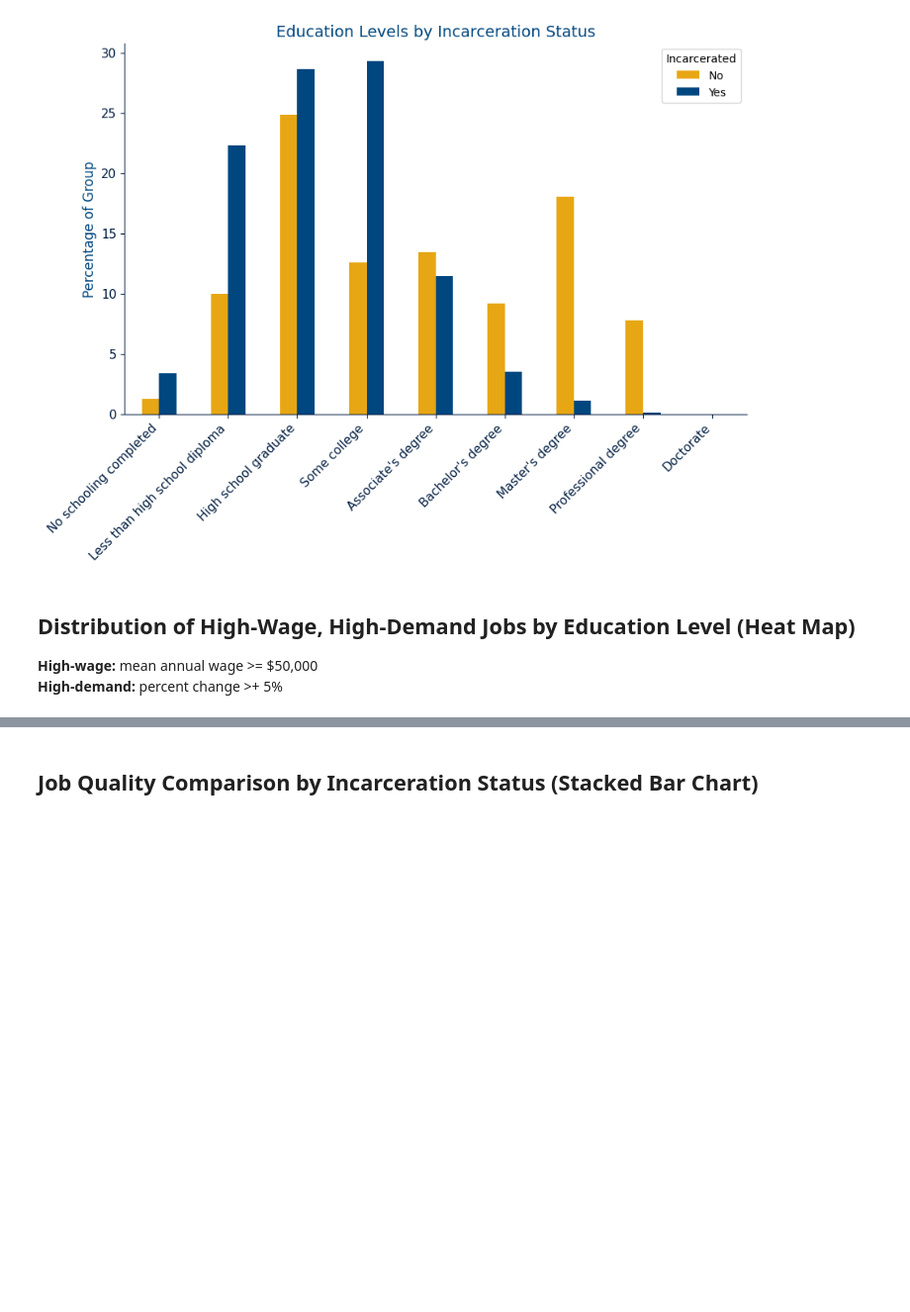
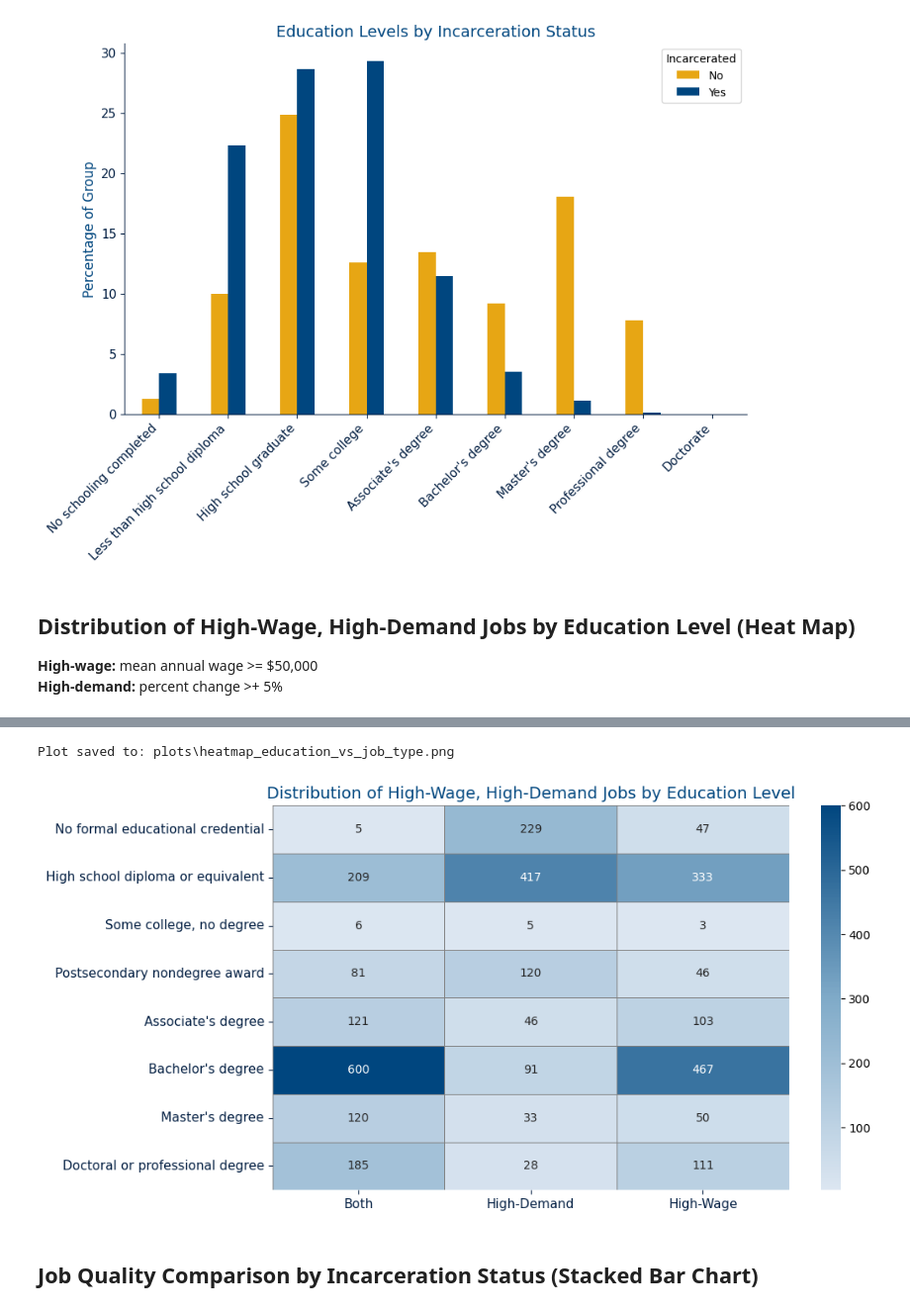
Before and after one commit to ashley-skidmore/prison_to_profession, a Jupyter notebook: main.ipynb, the cells around one changed output, grey strips where cells are left out. Shown at 99% size. Saved outputs shown, nothing was run; the diff lists cells and outputs as text; code cells hidden in the pictures; blank space fills up the shorter version.

```diff
--- a/main.ipynb
+++ b/main.ipynb
@@ -342,3 +267,81 @@ Plot saved to: plots\heatmap_education_vs_job_type.png
+# %%
+'''
+The DataFrame all_data only contains occupational data for jobs people in the acs dataset have.
+To create plots that pull from all occupational data, I need to use the oo_data table by itself.
+'''
+oo_df = pd.read_sql_query("""SELECT education_required, mean_annual_wage, percent_change, occupation FROM oo_data""", conn)
+
+# Standardize education labels to detect Associate's degree
+oo_df["education_required"] = (oo_df["education_required"].str.replace("’", "'", regex=False).str.strip().replace({"Associate degree": "Associate's degree",}))
+
+# Defining high-wage and high-demand criteria
+def classify_job(row: pd.Series) -> Optional[str]:
+    try:
+        high_wage = row['mean_annual_wage'] >= 50000
+        high_demand = row['percent_change'] >= 5
+        if high_wage and high_demand:
+            return "Both"
+        elif high_wage:
+            return "High-Wage"
+        elif high_demand:
+            return "High-Demand"
+    except TypeError:
+        return None  # Handles NaN values
+
+
+# Applying classification
+oo_df = oo_df.copy()
+oo_df['job_type'] = oo_df.apply(classify_job, axis=1)
+oo_df = oo_df[oo_df['job_type'].notna()]  # Drop 'Neither' jobs
+
+# Counting number of jobs in each group
+heatmap_counts = oo_df.groupby(['education_required', 'job_type']).size().unstack(fill_value=0)
+
+# Setting order of education levels
+edu_order = [
+    "No formal educational credential",
+    "High school diploma or equivalent",
+    "Some college, no degree",
+    "Postsecondary nondegree award",
+    "Associate's degree",
+    "Bachelor's degree",
+    "Master's degree",
+    "Doctoral or professional degree"
+]
+heatmap_counts = heatmap_counts.reindex(edu_order)
+
+# Replacing nulls with 0s and converting to integers
+heatmap_counts = heatmap_counts.fillna(0).astype(int)
+
+# KCTCS blue colormap
+from matplotlib.colors import LinearSegmentedColormap
+kctcs_blue_cmap = LinearSegmentedColormap.from_list(
+    name="kctcs_blues",
+    colors=["#DCE6F1", "#7FAAC8", "#00467F"]
+)
+
+plt.figure(figsize=(10, 6))
+sns.heatmap(
+    heatmap_counts,
+    annot=True,
+    fmt="d",
+    cmap=kctcs_blue_cmap,
+    linewidths=0.5,
+    linecolor='gray'
+)
+
+styled_plot(
+    title="Distribution of High-Wage, High-Demand Jobs by Education Level",
+    xlabel="",
+    ylabel="",
+    fontsize=12
+)
+
+save_plot("heatmap_education_vs_job_type.png")
+plt.show()
+# %% [output]
+Plot saved to: plots\heatmap_education_vs_job_type.png
+[figure, added]
 # %% [markdown]
 ## Job Quality Comparison by Incarceration Status (Stacked Bar Chart)
 # %%
```
Also changed, not shown: parts of 6 cells of this notebook, 5 other files.
